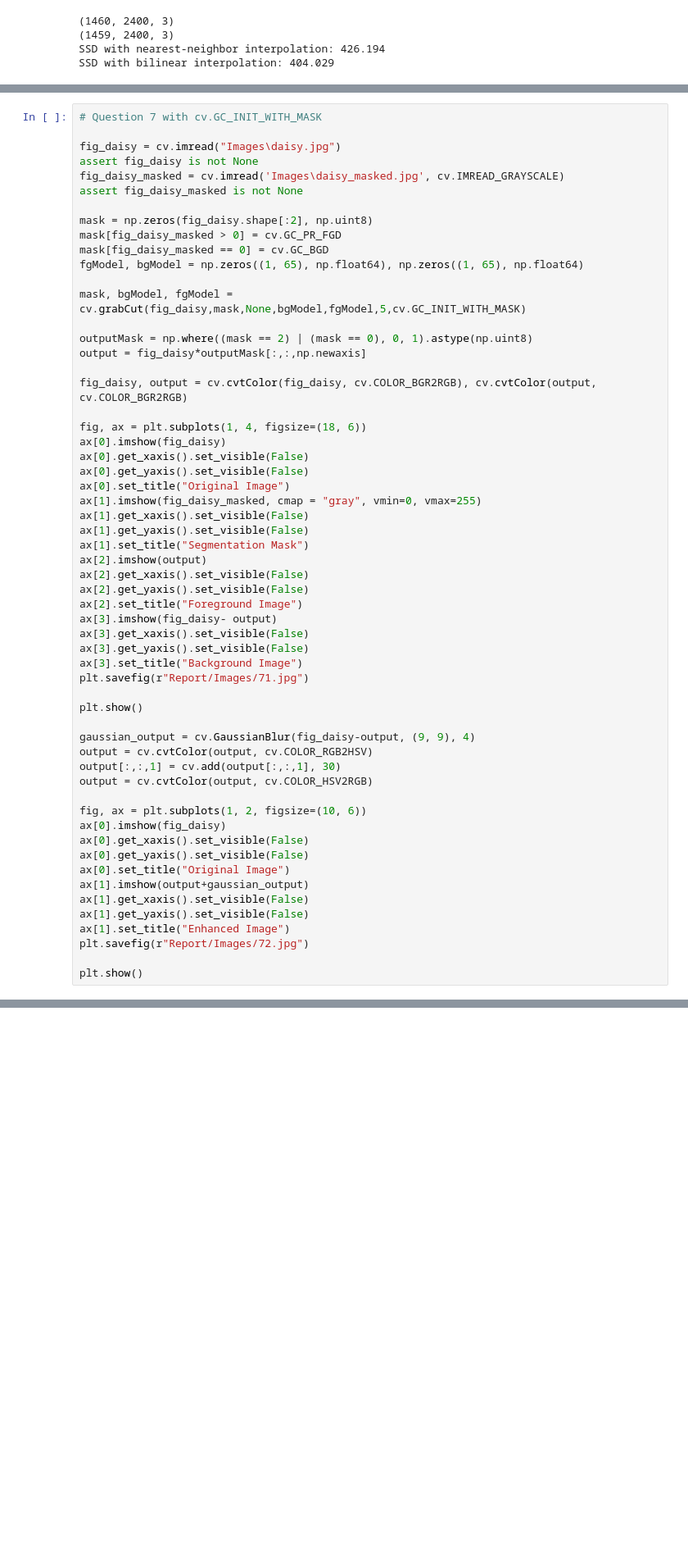
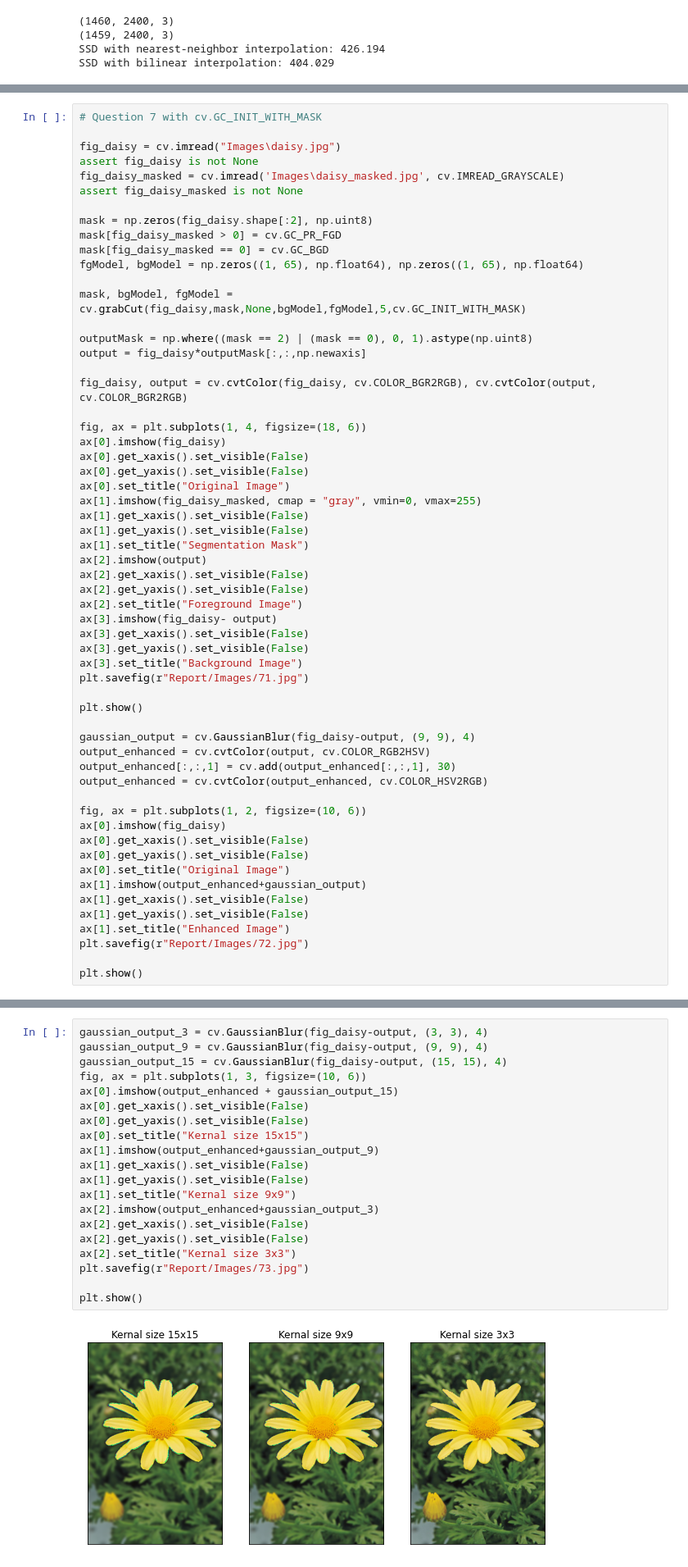
Before and after one commit to GevinduGanganath/EN2550, a Jupyter notebook: Assignment 1/Assignment 1.ipynb, the cells around one changed output, grey strips where cells are left out. Shown at 82% size. Cells and saved outputs as stored; diff of their text form; blank space fills up the shorter version.

```diff
--- a/Assignment 1/Assignment 1.ipynb
+++ b/Assignment 1/Assignment 1.ipynb
@@ -307,16 +307,16 @@ plt.savefig(r"Report/Images/71.jpg")
 plt.show()
 
 gaussian_output = cv.GaussianBlur(fig_daisy-output, (9, 9), 4)
-output = cv.cvtColor(output, cv.COLOR_RGB2HSV)
-output[:,:,1] = cv.add(output[:,:,1], 30)
-output = cv.cvtColor(output, cv.COLOR_HSV2RGB)
+output_enhanced = cv.cvtColor(output, cv.COLOR_RGB2HSV)
+output_enhanced[:,:,1] = cv.add(output_enhanced[:,:,1], 30)
+output_enhanced = cv.cvtColor(output_enhanced, cv.COLOR_HSV2RGB)
 
 fig, ax = plt.subplots(1, 2, figsize=(10, 6))
 ax[0].imshow(fig_daisy)
 ax[0].get_xaxis().set_visible(False)
 ax[0].get_yaxis().set_visible(False)
 ax[0].set_title("Original Image")
-ax[1].imshow(output+gaussian_output)
+ax[1].imshow(output_enhanced+gaussian_output)
 ax[1].get_xaxis().set_visible(False)
 ax[1].get_yaxis().set_visible(False)
 ax[1].set_title("Enhanced Image")
@@ -326,3 +326,25 @@ plt.show()
 # %% [output]
 [figure]
 [figure]
+# %%
+gaussian_output_3 = cv.GaussianBlur(fig_daisy-output, (3, 3), 4)
+gaussian_output_9 = cv.GaussianBlur(fig_daisy-output, (9, 9), 4)
+gaussian_output_15 = cv.GaussianBlur(fig_daisy-output, (15, 15), 4)
+fig, ax = plt.subplots(1, 3, figsize=(10, 6))
+ax[0].imshow(output_enhanced + gaussian_output_15)
+ax[0].get_xaxis().set_visible(False)
+ax[0].get_yaxis().set_visible(False)
+ax[0].set_title("Kernal size 15x15")
+ax[1].imshow(output_enhanced+gaussian_output_9)
+ax[1].get_xaxis().set_visible(False)
+ax[1].get_yaxis().set_visible(False)
+ax[1].set_title("Kernal size 9x9")
+ax[2].imshow(output_enhanced+gaussian_output_3)
+ax[2].get_xaxis().set_visible(False)
+ax[2].get_yaxis().set_visible(False)
+ax[2].set_title("Kernal size 3x3")
+plt.savefig(r"Report/Images/73.jpg")
+
+plt.show()
+# %% [output]
+[figure, added]
```
Also changed, not shown: 11 other files.
